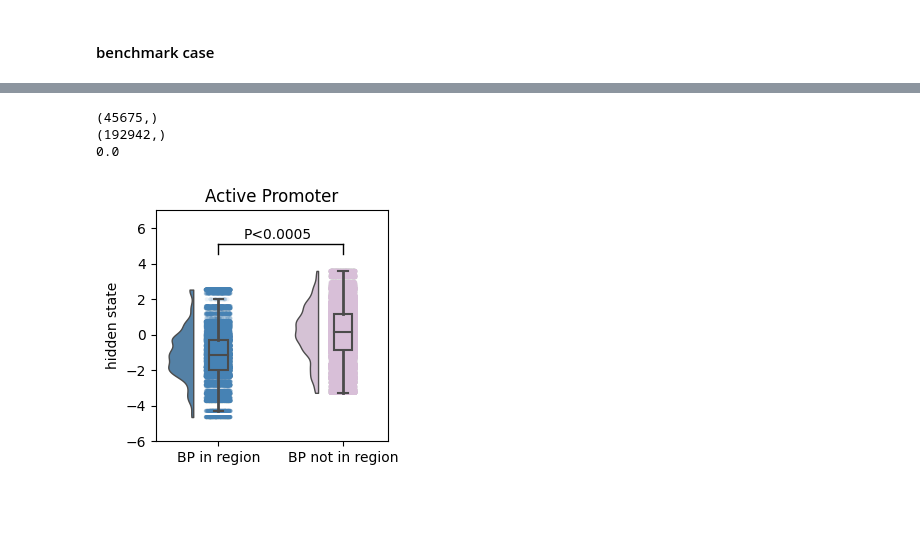
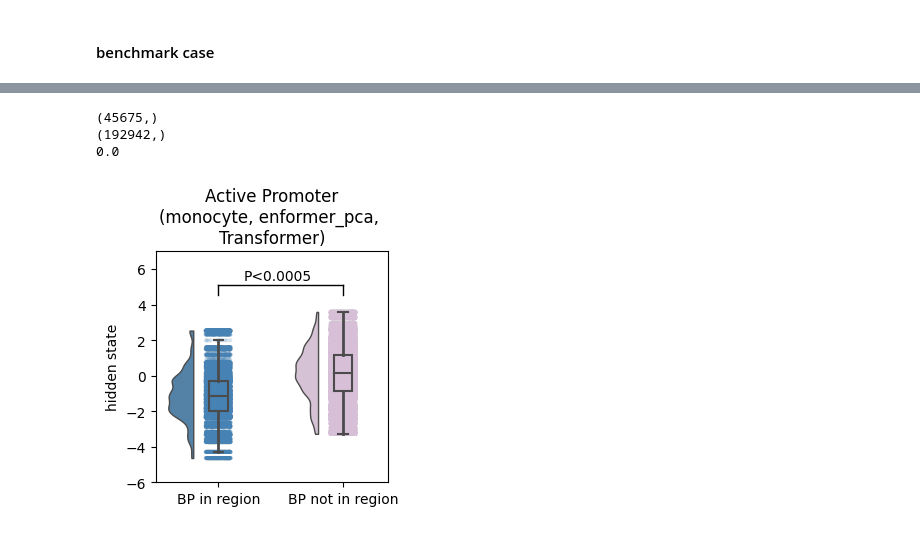
Before and after one commit to Liuzhe30/DNAMutBenchMark, a Jupyter notebook: experiments/case_visualization.ipynb, the cells around one changed output, grey strips where cells are left out. Drawn from its saved outputs; the diff is of its cells as text; code cells hidden in the pictures; blank space fills up the shorter version.

```diff
--- a/experiments/case_visualization.ipynb
+++ b/experiments/case_visualization.ipynb
@@ -178,32 +178,32 @@ df_not['group'] = 'group2'
 data = pd.concat([df,df_not])
 
 y_max=4
 y_min=-7
 
 pvalue = stats.mannwhitneyu(df['score'].dropna(),df_not['score'])[1]
 print(pvalue)
 
 dx="group"; dy="score"; ort="h"; pal=palettes[0]; sigma=.2
 f, ax=plt.subplots(figsize=(3, 3))
 plt.ylim((-6, 7))
 plt.xlim((-1.5, 1))
 pt.RainCloud(x=dx, y=dy, data=data, palette=pal, bw=sigma, box_sym='', rain_alpha = .1,
             width_viol = .4, ax = ax)
 
 plt.plot([0,1], [y_max+(y_max-y_min)/10,y_max+(y_max-y_min)/10], linewidth=1, color='k')
 plt.plot([0,0], [y_max+(y_max-y_min)/10,y_max+(y_max-y_min)/10-(y_max-y_min)/20], linewidth=1, color='k')
 plt.plot([1,1], [y_max+(y_max-y_min)/10,y_max+(y_max-y_min)/10-(y_max-y_min)/20], linewidth=1, color='k')
 
 plt.text(0.2,y_max+(y_max-y_min)/8,f'P<0.0005',fontsize=10,color='k')
 
 plt.xlabel("")
 plt.ylabel("hidden state")
 plt.xticks([0,1],['BP in region','BP not in region'])
-plt.title('Active Promoter')
+plt.title('Active Promoter\n(monocyte, enformer_pca, \nTransformer)')
 plt.savefig('images/case/raincloud-small-' + type + '.png',dpi=300, bbox_inches = 'tight')
 plt.show()
 # %% [output]
 (45675,)
 (192942,)
 0.0
-[figure, old version]
+[figure, new version]
```
Also changed, not shown: parts of 4 cells of this notebook, 2 other files.
